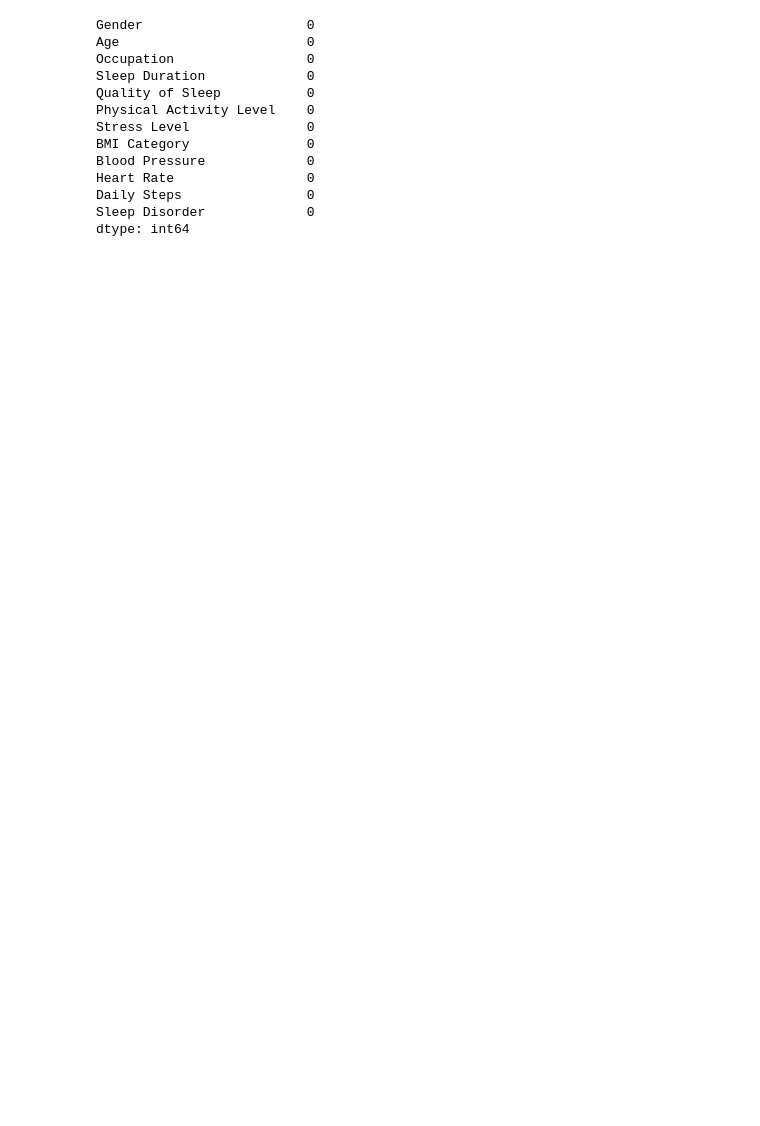
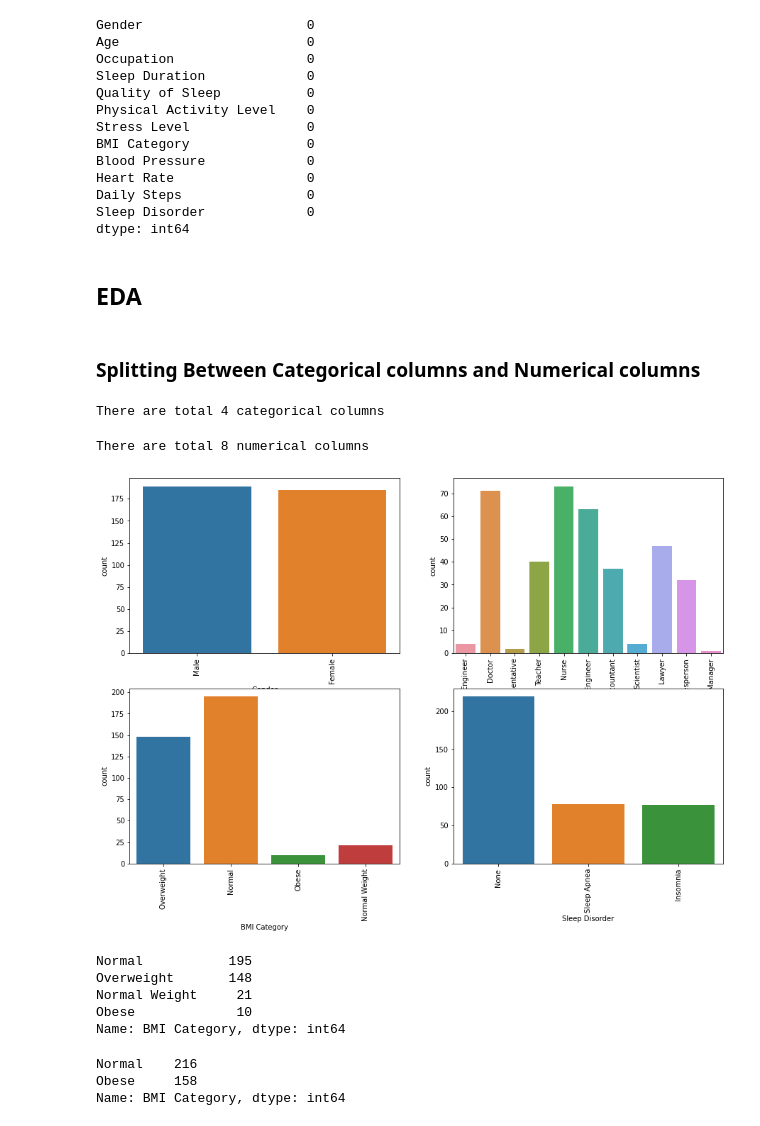
Before and after one commit to rohan-singh987/SomnoInsight, a Jupyter notebook: SomnoInsight.ipynb, the cells around one changed output. Saved outputs shown, nothing was run; the diff lists cells and outputs as text; code cells hidden in the pictures; blank space fills up the shorter version.

```diff
--- a/SomnoInsight.ipynb
+++ b/SomnoInsight.ipynb
@@ -68,3 +68,47 @@ Heart Rate                 0
 Daily Steps                0
 Sleep Disorder             0
 dtype: int64
+# %% [markdown]
+## EDA
+# %% [markdown]
+### Splitting Between Categorical columns and Numerical columns
+# %%
+cat_col = df.select_dtypes('object')
+
+print(f'There are total {cat_col.shape[1]} categorical columns ')
+# %% [output]
+There are total 4 categorical columns
+# %%
+num_col = df.select_dtypes('number')
+
+print(f'There are total {num_col.shape[1]} numerical columns ')
+# %% [output]
+There are total 8 numerical columns
+# %%
+fig = plt.figure(figsize=(15, 10))
+
+for i, var in enumerate(cat_col):
+    plt.subplot(2,2,i+1)
+    sns.countplot(x=var, data=cat_col)
+    plt.xticks(rotation=90)
+
+plt.show()
+# %% [output]
+[figure, added]
+# %%
+# As we can see in the above plot that in BMI Category we have {Overweight and Obese} same way {Normal and Normal Weight}
+
+df['BMI Category'].value_counts()
+# %% [output]
+Normal           195
+Overweight       148
+Normal Weight     21
+Obese             10
+Name: BMI Category, dtype: int64
+# %%
+df['BMI Category'] = df['BMI Category'].replace({'Overweight': 'Obese', 'Normal Weight': 'Normal'})
+df['BMI Category'].value_counts()
+# %% [output]
+Normal    216
+Obese     158
+Name: BMI Category, dtype: int64
```
Also changed, not shown: parts of 30 cells of this notebook.
